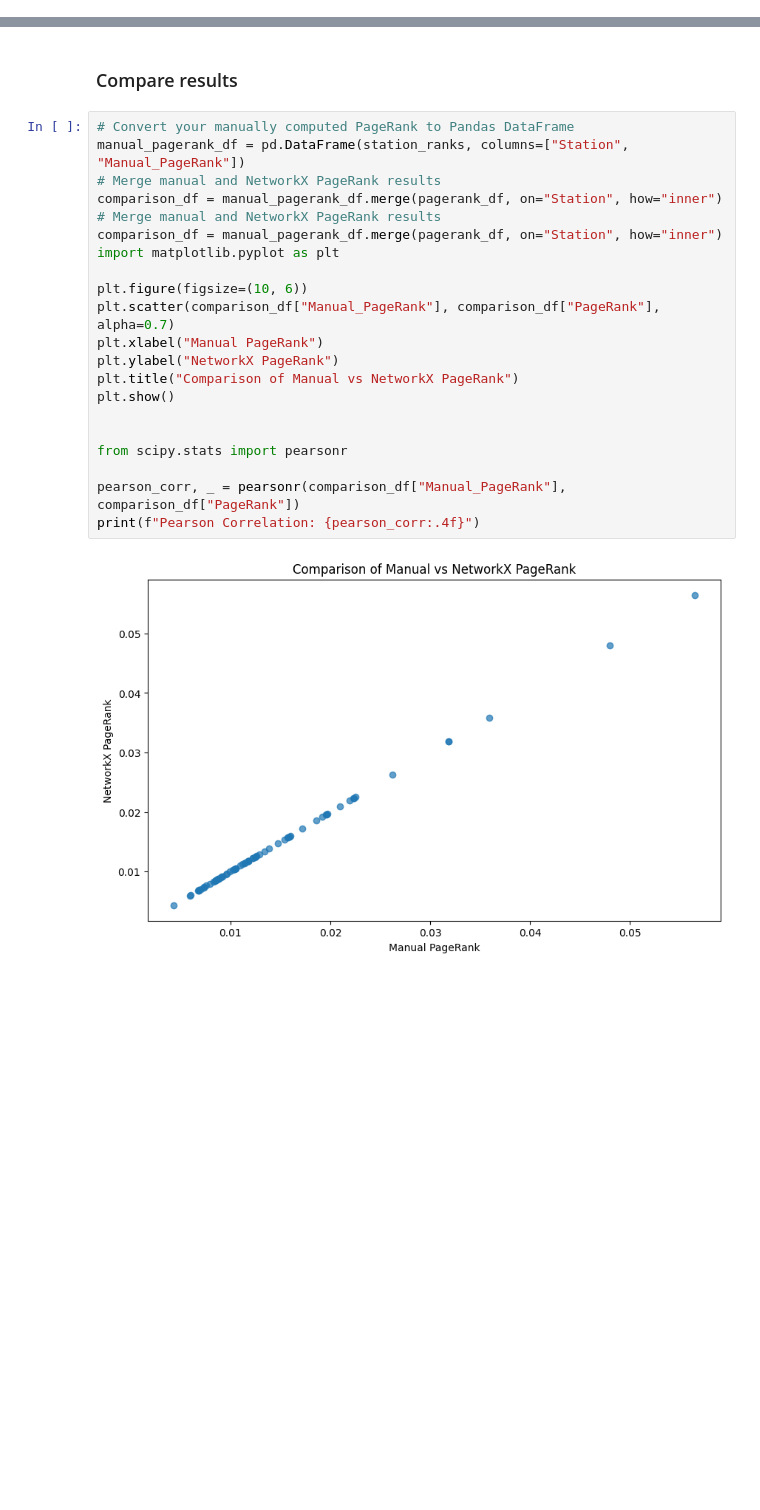
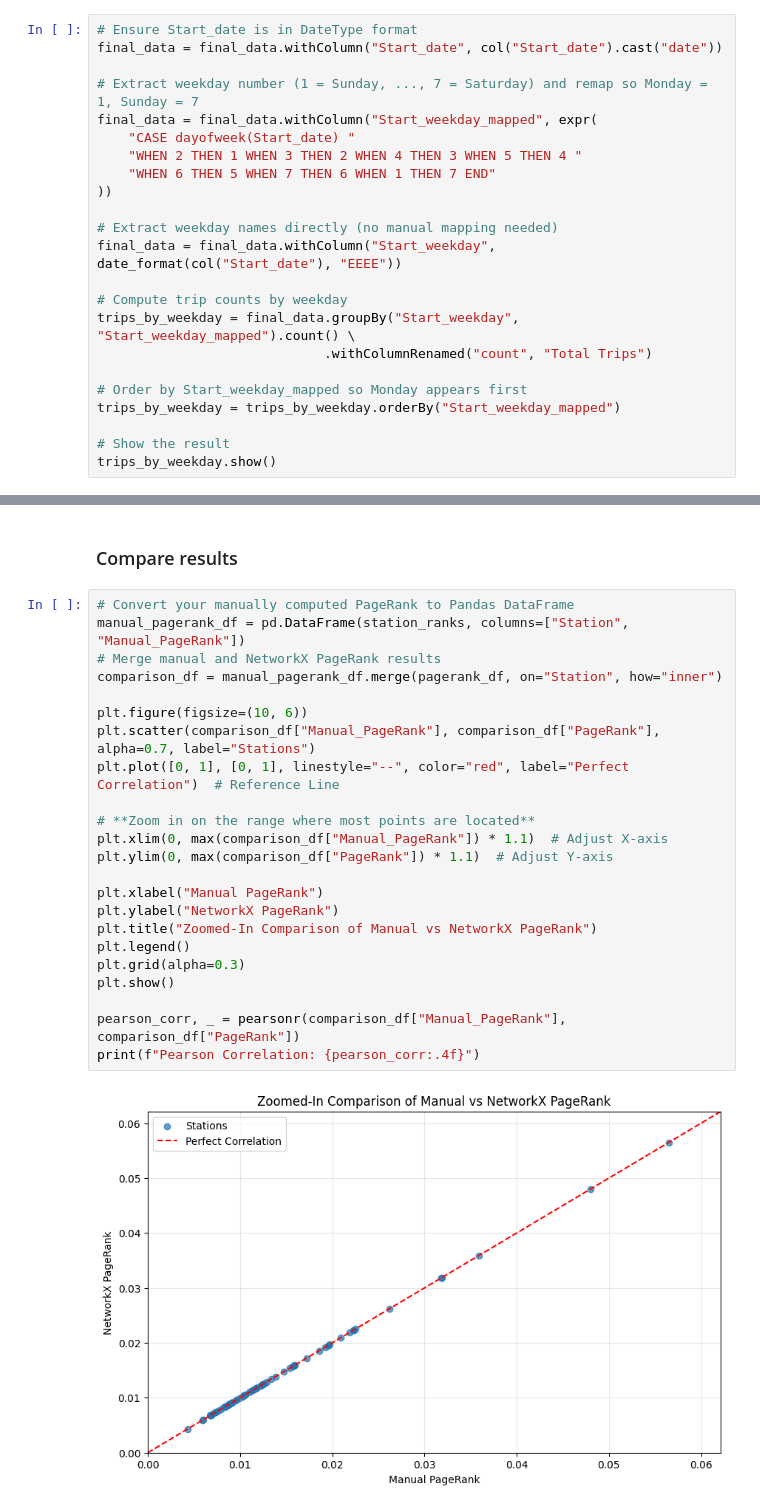
Before and after one commit to elisa-negrini/data-mining-project-, a Jupyter notebook: main.ipynb, the cells around one changed output, grey strips where cells are left out. Cells and saved outputs as stored; diff of their text form; blank space fills up the shorter version.

```diff
--- a/main.ipynb
+++ b/main.ipynb
@@ -609,0 +517,23 @@ trips_by_weekday.show()
+# %%
+# Ensure Start_date is in DateType format
+final_data = final_data.withColumn("Start_date", col("Start_date").cast("date"))
+
+# Extract weekday number (1 = Sunday, ..., 7 = Saturday) and remap so Monday = 1, Sunday = 7
+final_data = final_data.withColumn("Start_weekday_mapped", expr(
+    "CASE dayofweek(Start_date) "
+    "WHEN 2 THEN 1 WHEN 3 THEN 2 WHEN 4 THEN 3 WHEN 5 THEN 4 "
+    "WHEN 6 THEN 5 WHEN 7 THEN 6 WHEN 1 THEN 7 END"
+))
+
+# Extract weekday names directly (no manual mapping needed)
+final_data = final_data.withColumn("Start_weekday", date_format(col("Start_date"), "EEEE"))
+
+# Compute trip counts by weekday
+trips_by_weekday = final_data.groupBy("Start_weekday", "Start_weekday_mapped").count() \
+                             .withColumnRenamed("count", "Total Trips")
+
+# Order by Start_weekday_mapped so Monday appears first
+trips_by_weekday = trips_by_weekday.orderBy("Start_weekday_mapped")
+
+# Show the result
+trips_by_weekday.show()
@@ -1201,24 +977,26 @@ Top 10 Stations by NetworkX PageRank:
 # %%
 # Convert your manually computed PageRank to Pandas DataFrame
 manual_pagerank_df = pd.DataFrame(station_ranks, columns=["Station", "Manual_PageRank"])
 # Merge manual and NetworkX PageRank results
 comparison_df = manual_pagerank_df.merge(pagerank_df, on="Station", how="inner")
-# Merge manual and NetworkX PageRank results
-comparison_df = manual_pagerank_df.merge(pagerank_df, on="Station", how="inner")
-import matplotlib.pyplot as plt
 
 plt.figure(figsize=(10, 6))
-plt.scatter(comparison_df["Manual_PageRank"], comparison_df["PageRank"], alpha=0.7)
+plt.scatter(comparison_df["Manual_PageRank"], comparison_df["PageRank"], alpha=0.7, label="Stations")
+plt.plot([0, 1], [0, 1], linestyle="--", color="red", label="Perfect Correlation")  # Reference Line
+
+# **Zoom in on the range where most points are located**
+plt.xlim(0, max(comparison_df["Manual_PageRank"]) * 1.1)  # Adjust X-axis
+plt.ylim(0, max(comparison_df["PageRank"]) * 1.1)  # Adjust Y-axis
+
 plt.xlabel("Manual PageRank")
 plt.ylabel("NetworkX PageRank")
-plt.title("Comparison of Manual vs NetworkX PageRank")
+plt.title("Zoomed-In Comparison of Manual vs NetworkX PageRank")
+plt.legend()
+plt.grid(alpha=0.3)
 plt.show()
-
-
-from scipy.stats import pearsonr
 
 pearson_corr, _ = pearsonr(comparison_df["Manual_PageRank"], comparison_df["PageRank"])
 print(f"Pearson Correlation: {pearson_corr:.4f}")
 # %% [output]
-[figure, old version]
+[figure, new version]
 Pearson Correlation: 1.0000
```
Also changed, not shown: parts of 40 cells of this notebook.
